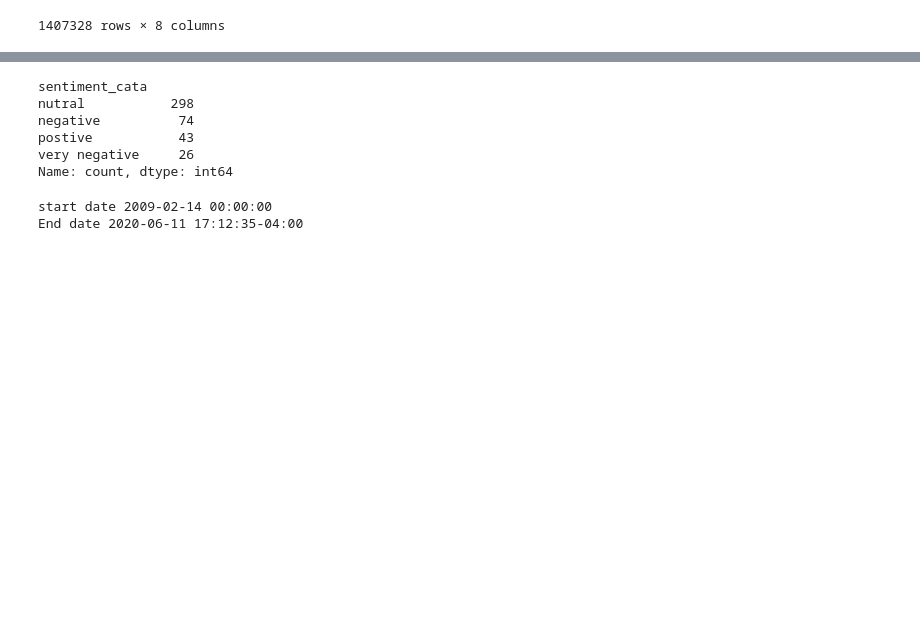
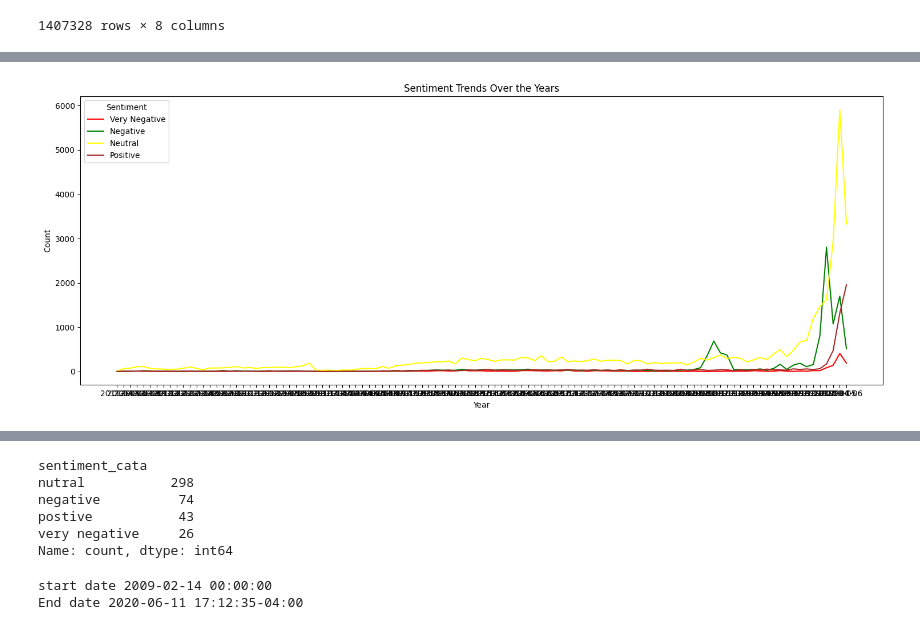
Before and after one commit to davekindea/Week1, a Jupyter notebook: notebooks/rawAnalysisOfSentiment.ipynb, the cells around one changed output, grey strips where cells are left out. Cells and saved outputs as stored; diff of their text form; code cells hidden in the pictures; blank space fills up the shorter version.

```diff
--- a/notebooks/rawAnalysisOfSentiment.ipynb
+++ b/notebooks/rawAnalysisOfSentiment.ipynb
@@ -125,0 +183,8 @@ KeyError: 'sentiment_cata'
+# %%
+sentiment_data["year"] = sentiment_data.index.year
+sentiment_data["month"] = sentiment_data.index.month
+sentiment_data["day"] = sentiment_data.index.day
+sentiment_data["WeekDay"] = sentiment_data.index.weekday
+sentiment_data["Hour"] = sentiment_data.index.hour
+# %%
+sentiment_data["year_month"] = sentiment_data.index.to_period("M")
@@ -125,0 +201,3 @@ KeyError: 'sentiment_cata'
+# %%
+year_sentiment_counts = sentiment_data.groupby(["year_month", "sentiment_cata"]).size().reset_index(name="count")
+pivot_table_yealy = year_sentiment_counts.pivot(index="year_month", columns="sentiment_cata", values="count").fillna(0)
@@ -125,0 +214,16 @@ KeyError: 'sentiment_cata'
+# %%
+pivot_table_yealy.index = pivot_table_yealy.index.astype(str)
+# %%
+plt.figure(figsize=(15, 6))
+plt.plot(pivot_table_yealy.index, pivot_table_yealy["very negative"], color="red", label="Very Negative")
+plt.plot(pivot_table_yealy.index, pivot_table_yealy["negative"], color="green", label="Negative")
+plt.plot(pivot_table_yealy.index, pivot_table_yealy["nutral"], color="yellow", label="Neutral")
+plt.plot(pivot_table_yealy.index, pivot_table_yealy["postive"], color="brown", label="Positive")
+plt.title("Sentiment Trends Over the Years")
+plt.xlabel("Year")
+plt.ylabel("Count")
+plt.legend(title="Sentiment", loc="upper left")
+plt.tight_layout()
+plt.show()
+# %% [output]
+[figure, added]
```
Also changed, not shown: parts of 34 cells of this notebook.
